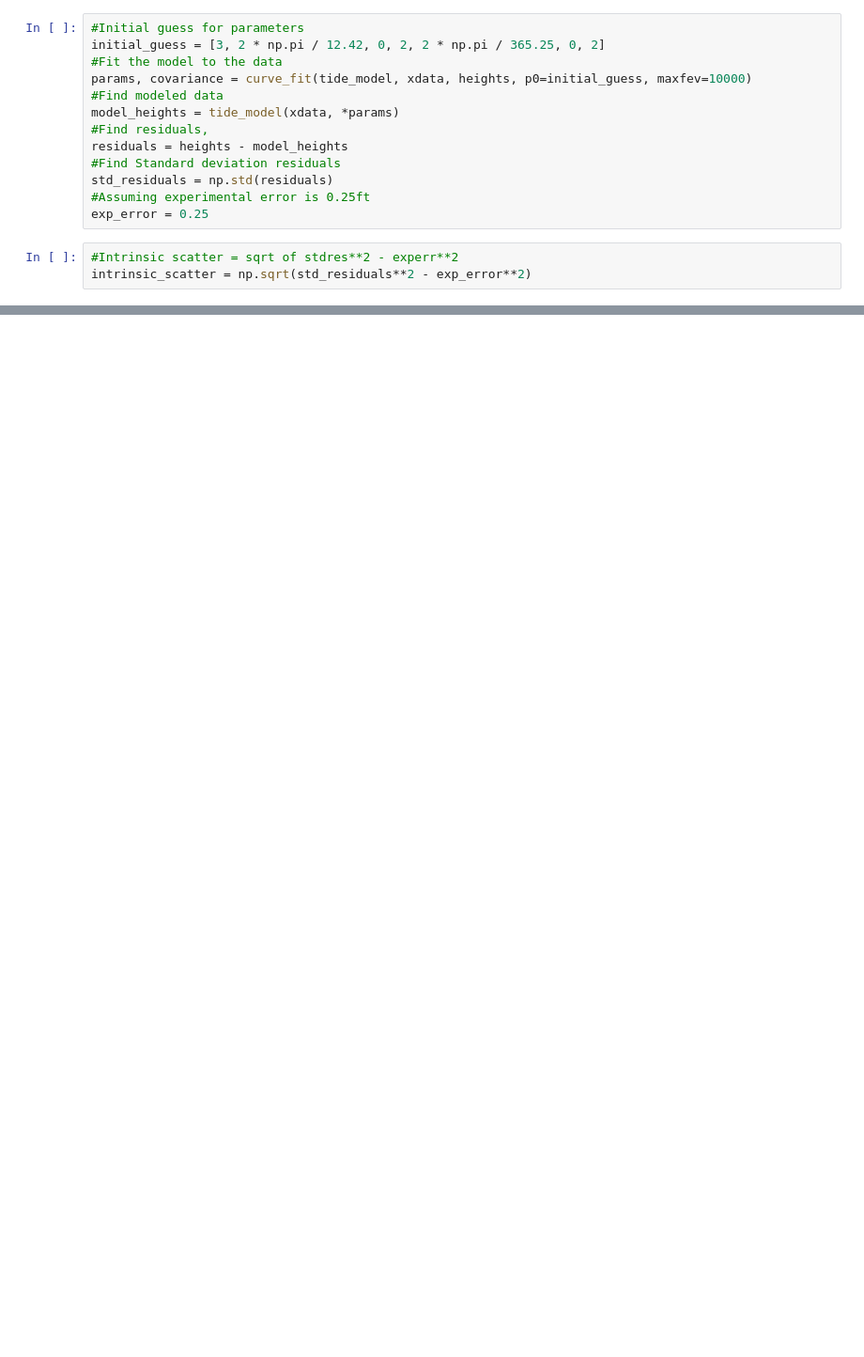
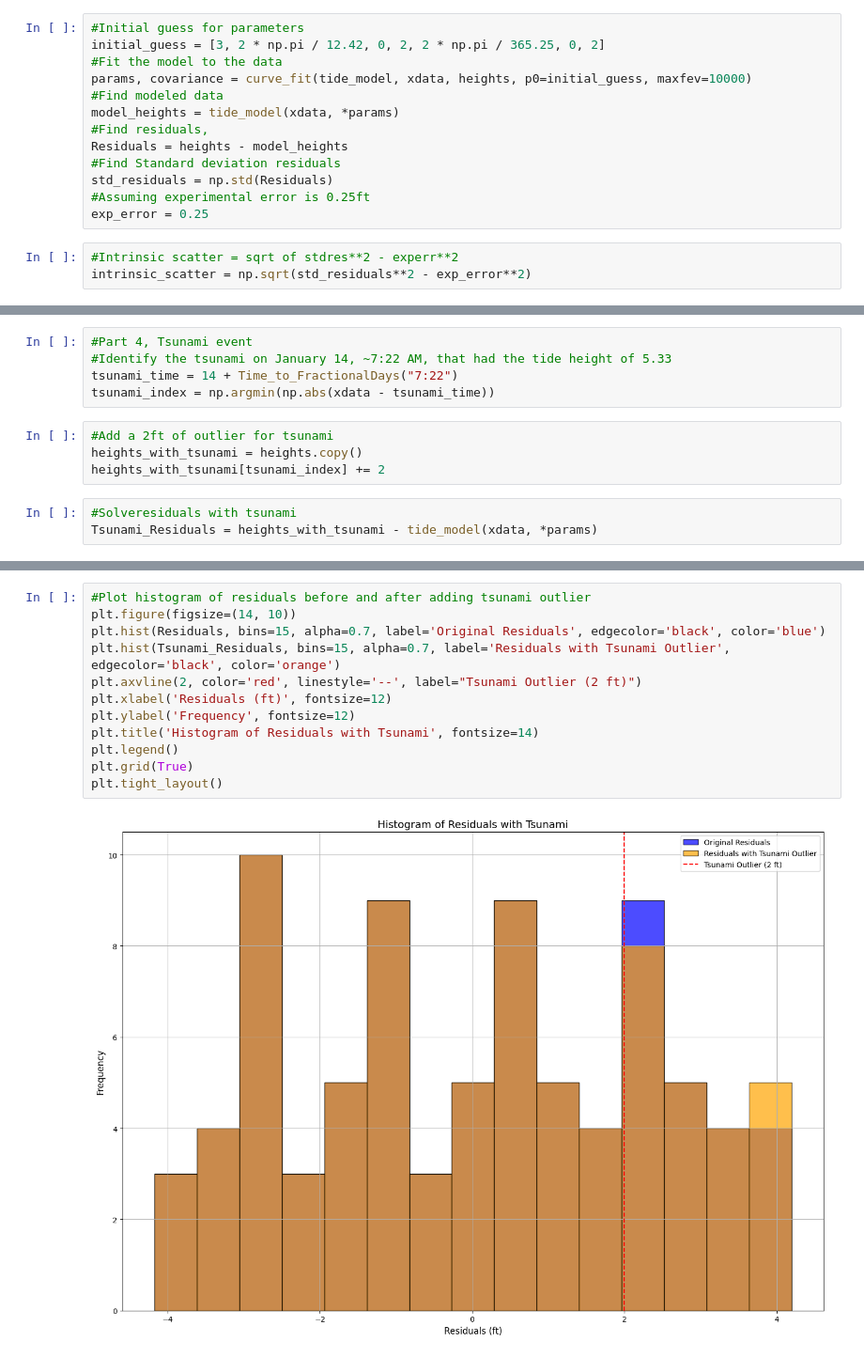
Before and after one commit to pehara/Tidal-Report, a Jupyter notebook: Tide Residuals.ipynb, the cells around one changed output, grey strips where cells are left out. Shown: that part at 94% size. Saved outputs shown, nothing was run; the diff lists cells and outputs as text; blank space fills up the shorter version.

Commit message:
Residual Tsunami

```diff
--- a/Tide Residuals.ipynb
+++ b/Tide Residuals.ipynb
@@ -34,9 +34,9 @@ params, covariance = curve_fit(tide_model, xdata, heights, p0=initial_guess, max
 #Find modeled data
 model_heights = tide_model(xdata, *params)
 #Find residuals,
-residuals = heights - model_heights
+Residuals = heights - model_heights
 #Find Standard deviation residuals
-std_residuals = np.std(residuals)
+std_residuals = np.std(Residuals)
 #Assuming experimental error is 0.25ft
 exp_error = 0.25
 # %%
@@ -62,3 +62,15 @@ plt.grid(True)
 plt.tight_layout()
 # %% [output]
 [figure]
+# %%
+#Part 4, Tsunami event
+#Identify the tsunami on January 14, ~7:22 AM, that had the tide height of 5.33
+tsunami_time = 14 + Time_to_FractionalDays("7:22")
+tsunami_index = np.argmin(np.abs(xdata - tsunami_time))
+# %%
+#Add a 2ft of outlier for tsunami
+heights_with_tsunami = heights.copy()
+heights_with_tsunami[tsunami_index] += 2
+# %%
+#Solveresiduals with tsunami
+Tsunami_Residuals = heights_with_tsunami - tide_model(xdata, *params)
@@ -65 +83,15 @@ plt.tight_layout()
+# %%
+#Plot histogram of residuals before and after adding tsunami outlier
+plt.figure(figsize=(14, 10))
+plt.hist(Residuals, bins=15, alpha=0.7, label='Original Residuals', edgecolor='black', color='blue')
+plt.hist(Tsunami_Residuals, bins=15, alpha=0.7, label='Residuals with Tsunami Outlier', edgecolor='black', color='orange')
+plt.axvline(2, color='red', linestyle='--', label="Tsunami Outlier (2 ft)")
+plt.xlabel('Residuals (ft)', fontsize=12)
+plt.ylabel('Frequency', fontsize=12)
+plt.title('Histogram of Residuals with Tsunami', fontsize=14)
+plt.legend()
+plt.grid(True)
+plt.tight_layout()
+# %% [output]
+[figure, added]
 # %%
```
Also changed, not shown: parts of 7 cells of this notebook, 2 other files.
